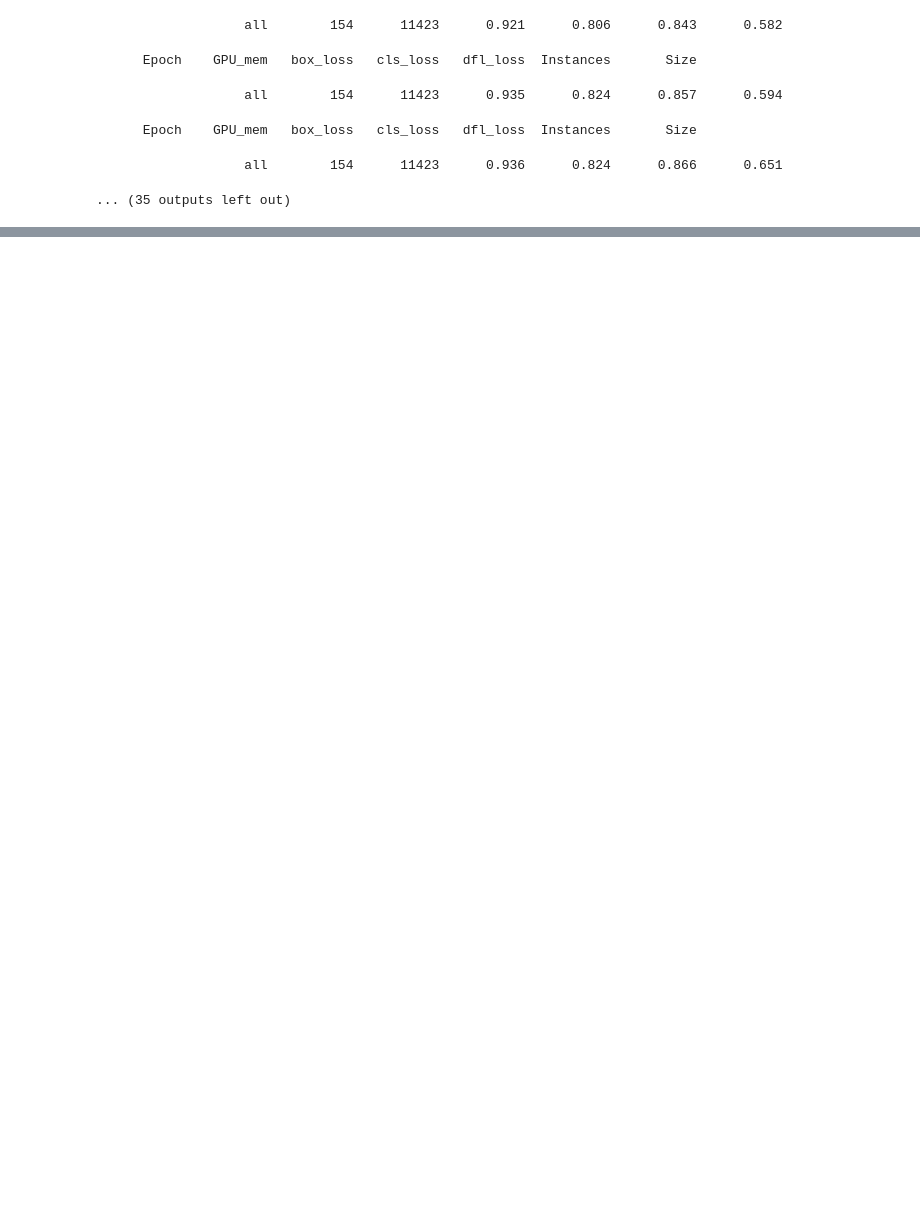
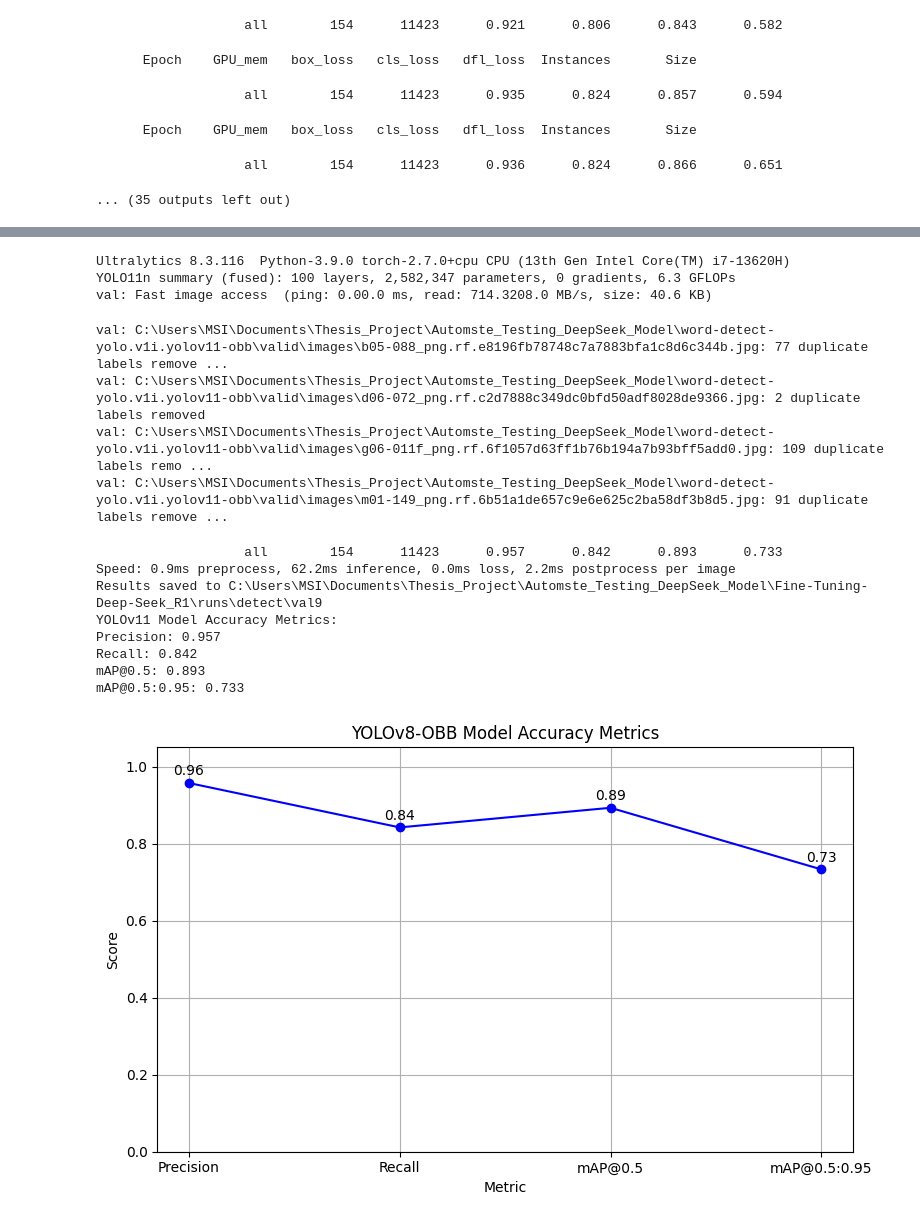
Before and after one commit to JackyDOM/YOLO11_Detection_Project, a Jupyter notebook: train_model_yolo11.ipynb, the cells around one changed output, grey strips where cells are left out. Drawn from its saved outputs; the diff is of its cells as text; code cells hidden in the pictures; blank space fills up the shorter version.

```diff
--- a/train_model_yolo11.ipynb
+++ b/train_model_yolo11.ipynb
@@ -154,0 +259,59 @@ Starting training for 30 epochs...
+# %%
+%matplotlib inline
+
+from ultralytics import YOLO
+import matplotlib.pyplot as plt
+
+# Load the trained model
+model = YOLO('C:/Users/MSI/Documents/Thesis_Project/Automste_Testing_DeepSeek_Model/word-detect-yolo.v1i.yolov11-obb/run1/weights/best.pt')
+
+# Run validation
+val_results = model.val(data="C:/Users/MSI/Documents/Thesis_Project/Automste_Testing_DeepSeek_Model/word-detect-yolo.v1i.yolov11-obb/data.yaml")
+
+# Display accuracy metrics
+print("YOLOv11 Model Accuracy Metrics:")
+print(f"Precision: {val_results.results_dict['metrics/precision(B)']:.3f}")
+print(f"Recall: {val_results.results_dict['metrics/recall(B)']:.3f}")
+print(f"mAP@0.5: {val_results.results_dict['metrics/mAP50(B)']:.3f}")
+print(f"mAP@0.5:0.95: {val_results.results_dict['metrics/mAP50-95(B)']:.3f}")
+
+# Extract metrics from results
+metrics = {
+    "Precision": val_results.results_dict['metrics/precision(B)'],
+    "Recall": val_results.results_dict['metrics/recall(B)'],
+    "mAP@0.5": val_results.results_dict['metrics/mAP50(B)'],
+    "mAP@0.5:0.95": val_results.results_dict['metrics/mAP50-95(B)']
+}
+
+# Plotting
+plt.figure(figsize=(8, 5))
+plt.plot(list(metrics.keys()), list(metrics.values()), marker='o', linestyle='-', color='blue')
+plt.ylim(0, 1.05)
+plt.title("YOLOv8-OBB Model Accuracy Metrics")
+plt.xlabel("Metric")
+plt.ylabel("Score")
+plt.grid(True)
+
+# Annotate data points
+for i, (metric, value) in enumerate(metrics.items()):
+    plt.text(i, value + 0.02, f"{value:.2f}", ha='center')
+
+plt.tight_layout()
+plt.show()
+# %% [output]
+Ultralytics 8.3.116  Python-3.9.0 torch-2.7.0+cpu CPU (13th Gen Intel Core(TM) i7-13620H)
+YOLO11n summary (fused): 100 layers, 2,582,347 parameters, 0 gradients, 6.3 GFLOPs
+val: Fast image access  (ping: 0.00.0 ms, read: 714.3208.0 MB/s, size: 40.6 KB)
+val: C:\Users\MSI\Documents\Thesis_Project\Automste_Testing_DeepSeek_Model\word-detect-yolo.v1i.yolov11-obb\valid\images\b05-088_png.rf.e8196fb78748c7a7883bfa1c8d6c344b.jpg: 77 duplicate labels remove ...
+val: C:\Users\MSI\Documents\Thesis_Project\Automste_Testing_DeepSeek_Model\word-detect-yolo.v1i.yolov11-obb\valid\images\d06-072_png.rf.c2d7888c349dc0bfd50adf8028de9366.jpg: 2 duplicate labels removed
+val: C:\Users\MSI\Documents\Thesis_Project\Automste_Testing_DeepSeek_Model\word-detect-yolo.v1i.yolov11-obb\valid\images\g06-011f_png.rf.6f1057d63ff1b76b194a7b93bff5add0.jpg: 109 duplicate labels remo ...
+val: C:\Users\MSI\Documents\Thesis_Project\Automste_Testing_DeepSeek_Model\word-detect-yolo.v1i.yolov11-obb\valid\images\m01-149_png.rf.6b51a1de657c9e6e625c2ba58df3b8d5.jpg: 91 duplicate labels remove ...
+                   all        154      11423      0.957      0.842      0.893      0.733
+Speed: 0.9ms preprocess, 62.2ms inference, 0.0ms loss, 2.2ms postprocess per image
+Results saved to C:\Users\MSI\Documents\Thesis_Project\Automste_Testing_DeepSeek_Model\Fine-Tuning-Deep-Seek_R1\runs\detect\val9
+YOLOv11 Model Accuracy Metrics:
+Precision: 0.957
+Recall: 0.842
+mAP@0.5: 0.893
+mAP@0.5:0.95: 0.733
+[figure, added]
```
Also changed, not shown: parts of 4 cells of this notebook, 4 other files.
